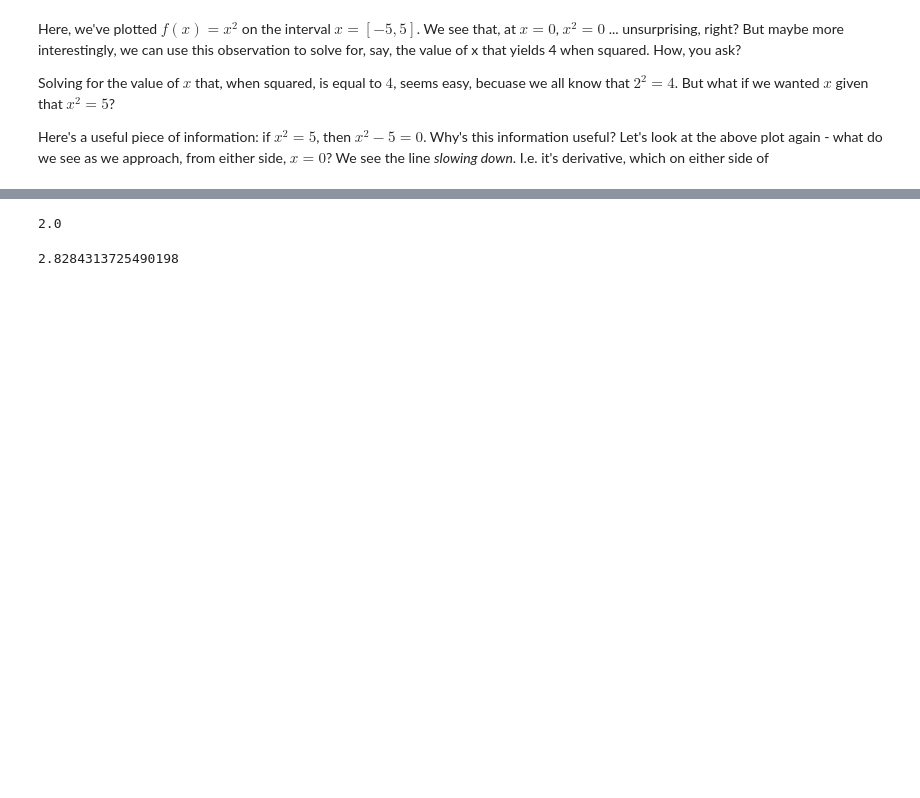
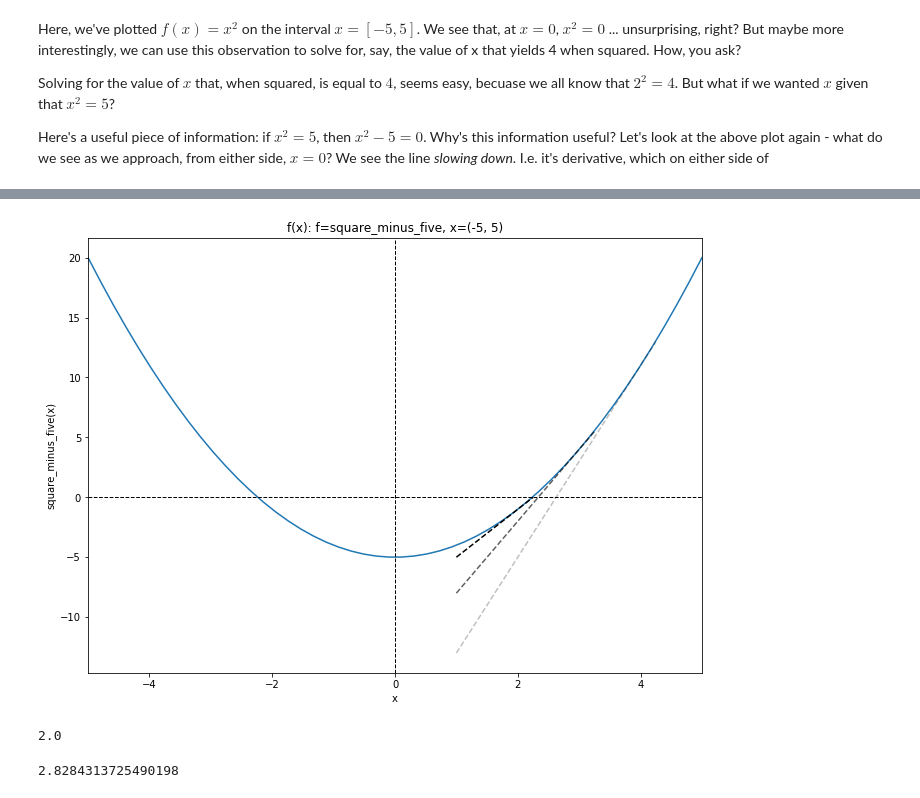
Before and after one commit to contently/math_class, a Jupyter notebook: calculus_derivatives.ipynb, the cells around one changed output, grey strips where cells are left out. Saved outputs shown, nothing was run; the diff lists cells and outputs as text; code cells hidden in the pictures; blank space fills up the shorter version.

```diff
--- a/calculus_derivatives.ipynb
+++ b/calculus_derivatives.ipynb
@@ -380,3 +417,22 @@ ax = plot_x_squared(5)
+# %%
+def add_multiple_tangent_lines(ax, func, x0s, tangent_domains=None, color="black", opacity_gradient=True):
+
+    if opacity_gradient is True:
+        opacities = np.linspace(.25, 1, num=len(x0s))
+
+    if tangent_domains is None:
+        tangent_domains = [(min(x0s) - 1, x0s[i] + .25) for i in range(len(x0s))]
+
+    for i, x0 in enumerate(x0s):
+        new_ax = add_tangent_line_to_plot(ax, func,
+                                          x0=x0, tangent_domain=tangent_domains[i],
+                                          color=color, opacity=opacities[i])
+# %%
+add_multiple_tangent_lines(plot_func(func=square_minus_five),
+                           square_minus_five,
+                           (4, 3, 2))
+# %% [output]
+[figure, added]
 # %%
 Newton's method idea...
 
```
Also changed, not shown: parts of 14 cells of this notebook.
